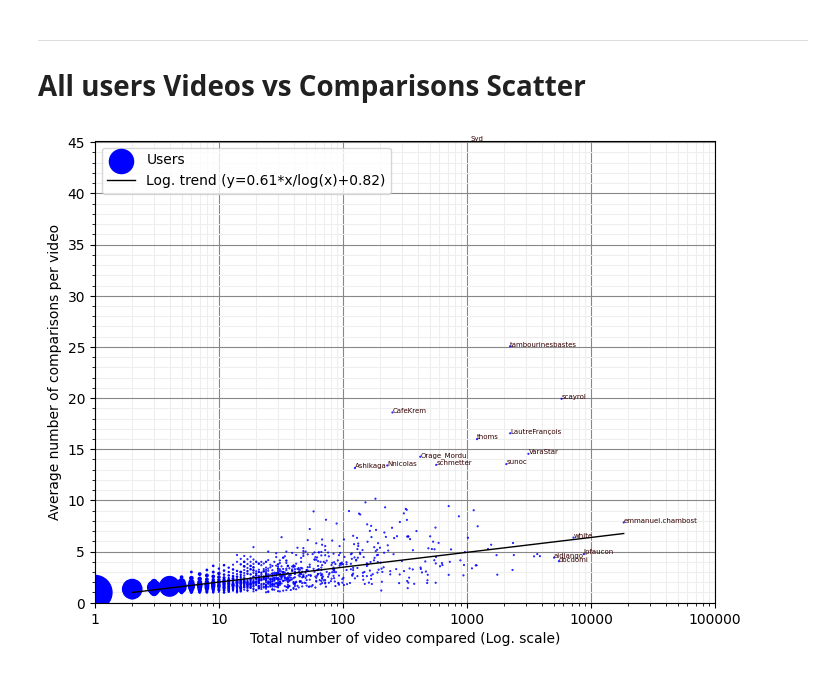
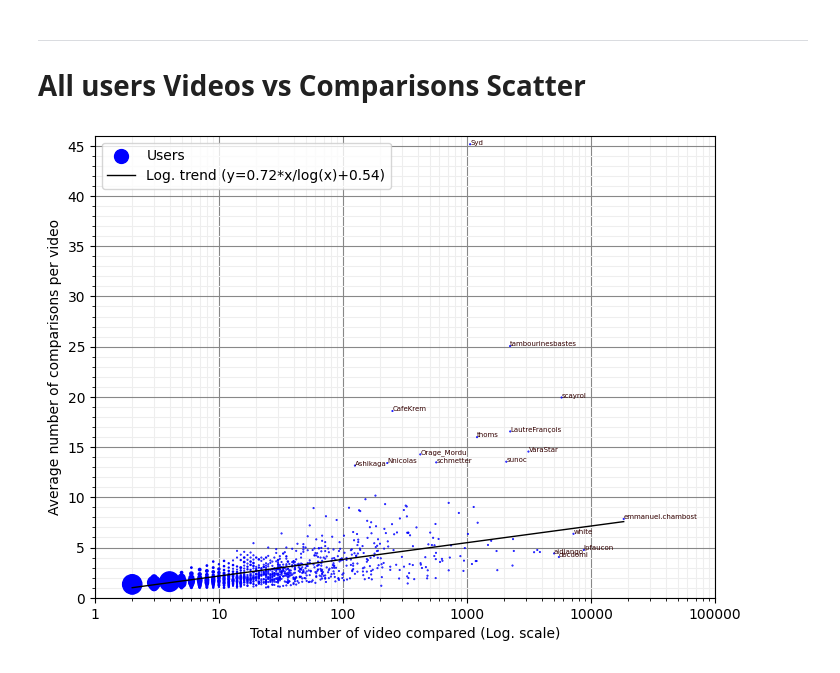
Before and after one commit to NatNgs/Tournesol-Stats, a Jupyter notebook: notebooks/standalone.ipynb, the cells around one changed output. Drawn from its saved outputs; the diff is of its cells as text; code cells hidden in the pictures.

```diff
--- a/notebooks/standalone.ipynb
+++ b/notebooks/standalone.ipynb
@@ -28,9 +29,10 @@ PUBLIC_DATASET = TournesolInputFromPublicDataset.download()
 USER_TO_PLOT = 'NatNgs'
 TIME_TO_RUN = 120 # Seconds, the longer the prettier (but the more time it will take to compute)
 # %%
-user_comparisons = PUBLIC_DATASET.comparisons[PUBLIC_DATASET.comparisons.public_username == USER_TO_PLOT]\
-                                             [PUBLIC_DATASET.comparisons.criteria == 'largely_recommended']\
-                                             [['entity_a', 'entity_b']]
+user_comparisons = (PUBLIC_DATASET.comparisons[PUBLIC_DATASET.comparisons.public_username == USER_TO_PLOT]
+                                  .loc[PUBLIC_DATASET.comparisons.criteria == 'largely_recommended']
+                                  [['entity_a', 'entity_b']]
+)
 user_comparisons_list = zip(user_comparisons['entity_a'], user_comparisons['entity_b'])
 
 graph = nx.Graph()
@@ -208,7 +209,12 @@ def users_cmp_graph():
 	videos_per_user = recom.groupby('user_id')[['entity_a']].count().rename(columns={'entity_a': 'videos'})
 	cmps_per_video_per_user = mirrored[['user_id', 'vid', 'comparedwith']].groupby(['user_id', 'vid']).count().groupby('user_id').mean().rename(columns={'comparedwith': 'averagecmps'})
 
-	data = videos_per_user.join(cmps_per_video_per_user, on='user_id').join(PUBLIC_DATASET.users, on='user_id').rename(columns={'videos': 'x', 'averagecmps': 'y'})[['public_username', 'x', 'y']]
+	data = (videos_per_user.join(cmps_per_video_per_user, on='user_id')
+	                       .join(PUBLIC_DATASET.users, on='user_id')
+	                       .rename(columns={'videos': 'x', 'averagecmps': 'y'})
+						   [['public_username', 'x', 'y']]
+	)
+	data = data[data.x > 1]
 	sizes = data.groupby(['x', 'y']).count().rename(columns={'public_username': 's'})
 	polyfit = data.groupby(lambda _: True).apply(lambda l: np.polyfit(np.log(l.x), l.y, 1))[True]
 
@@ -226,33 +232,32 @@ def users_cmp_graph():
 	y_ticks_spacing = math.ceil(( ymax - data['y'].min() )/10)
 	ax.yaxis.set_ticks(np.arange(0, (1+round(ymax/y_ticks_spacing))*y_ticks_spacing, y_ticks_spacing))
 	ax.yaxis.set_ticks(np.arange(0, (1+round(ymax)), 1), minor=True)
-	ax.set_ylim(ymin=0, ymax=math.floor(ymax)+1)
 	ax.set_axisbelow(True)
 
 	sizes.reset_index().plot.scatter(x='x', y='y', c='blue', marker='.', s='s', label='Users', ax=ax)
 
 	for _,row in data.iterrows():
 		x= row['x']
 		y= row['y']
 		if y > 12 or x > 5000:
 			ax.annotate(row['public_username'], (x, y), fontsize=5, color="#300")
 
 	###########################################
 
 
 	poly_xx = [2, xmax]
 	poly_yy = [1, polyfit[0]*math.log(xmax)+polyfit[1]]
 	ax.plot(poly_xx, poly_yy, color='#000', linewidth=1, label=f"Log. trend (y={polyfit[0]:0.2f}*x/log(x){polyfit[1]:+0.2f})")
-	ax.set_ylim(ymin=0, ymax=ymax)
+	ax.set_ylim(ymin=0, ymax=math.floor(ymax)+1)
 
 
 	# plt.title('How many comparisons every Tournesol users have done')
 	ax.legend(loc='upper left')
 	ax.set_ylabel('Average number of comparisons per video')
 	ax.set_xlabel('Total number of video compared (Log. scale)')
 	ax.grid(visible=True, which='major', axis='both', color='#888')
 	ax.grid(visible=True, which='minor', axis='both', color='#eee')
 
 users_cmp_graph()
 # %% [output]
-[figure, old version]
+[figure, new version]
```
Also changed, not shown: parts of 7 cells of this notebook, 1 other file.
